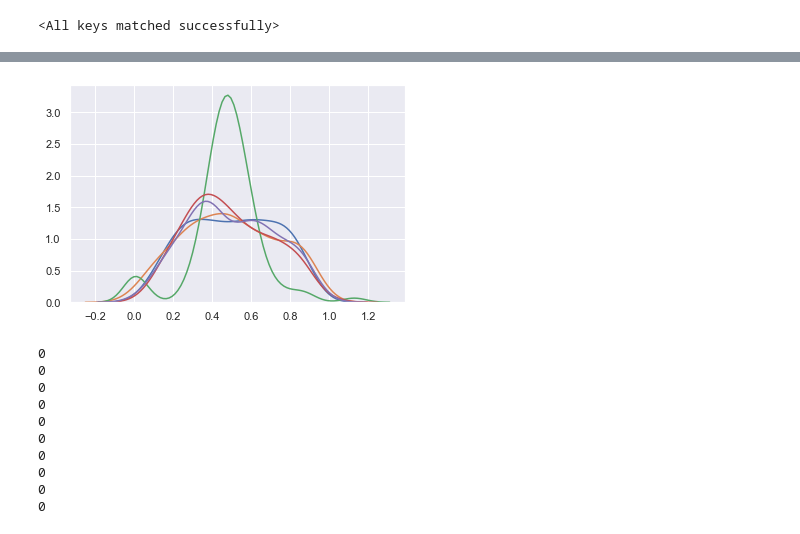
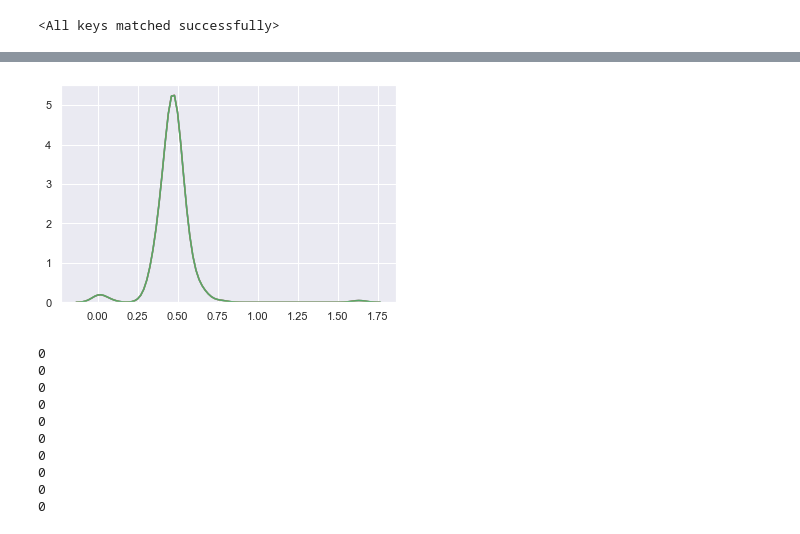
Before and after one commit to mozzielol/ar, a Jupyter notebook: visualisation.ipynb, the cells around one changed output, grey strips where cells are left out. Drawn from its saved outputs; the diff is of its cells as text; code cells hidden in the pictures.

Commit message:
sum distr

```diff
--- a/visualisation.ipynb
+++ b/visualisation.ipynb
@@ -76,9 +79,9 @@ with torch.no_grad():
         means.append(i[0].detach().numpy())
         stds.append(i[1].detach().numpy())
 # %%
-visualise_distr(means[0:])
+visualise_distr(means[0:3])
 # %% [output]
-[figure, old version]
+[figure, new version]
 # %%
 from scipy.stats import ks_2samp
 indices = [[0,1],[0,2],[0,3],[0,4],[1,2],[1,3],[1,4],[2,3],[2,4],[3,4]]
```
Also changed, not shown: parts of 4 cells of this notebook, 5 other files.
